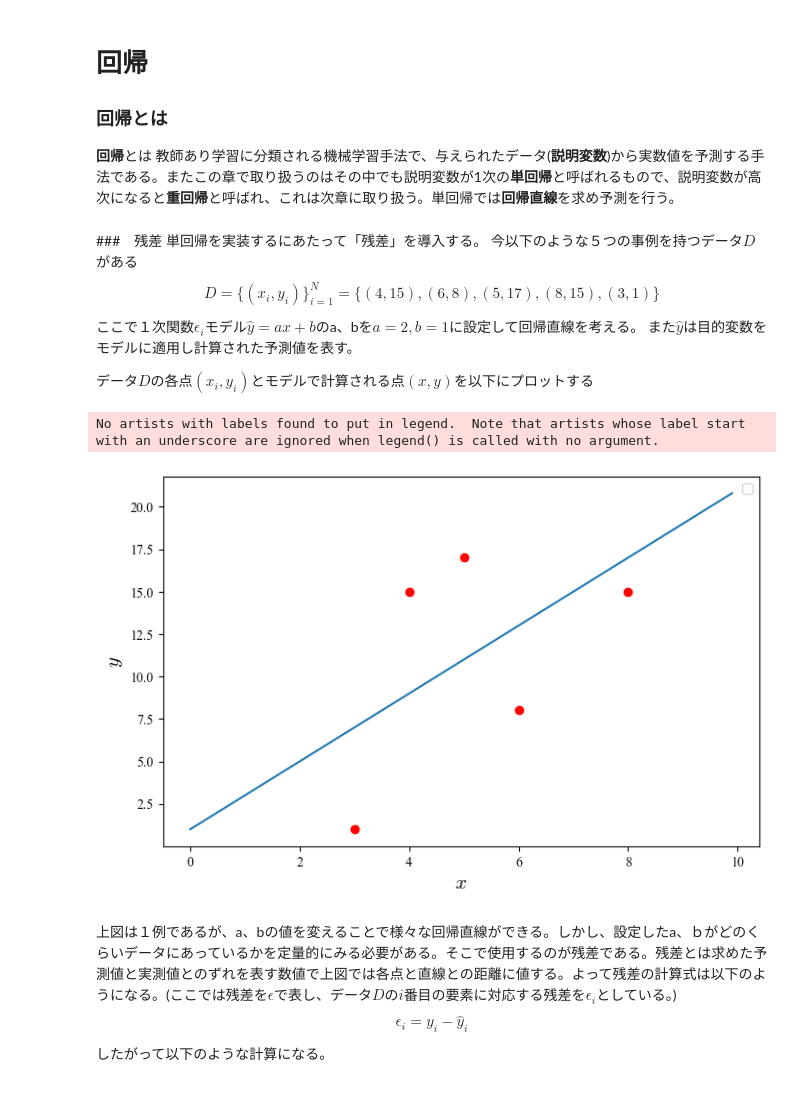
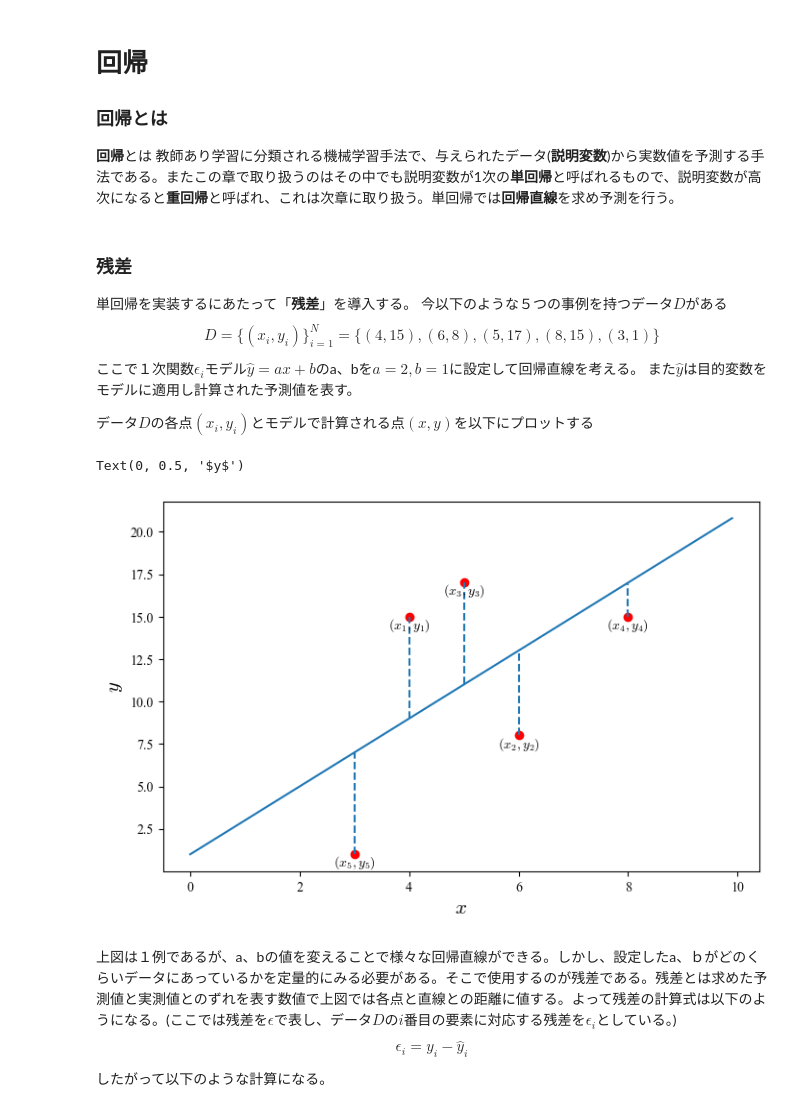
Before and after one commit to aice-ice/Senior-project, a Jupyter notebook: regression.ipynb, the cells around one changed output. Saved outputs shown, nothing was run; the diff lists cells and outputs as text; code cells hidden in the pictures.

Commit message:
Added code to allow users to change parameters

```diff
--- a/regression.ipynb
+++ b/regression.ipynb
@@ -9,8 +9,8 @@ import matplotlib.animation as animation
 ### 回帰とは
 **回帰**とは 教師あり学習に分類される機械学習手法で、与えられたデータ(**説明変数**)から実数値を予測する手法である。またこの章で取り扱うのはその中でも説明変数が1次の**単回帰**と呼ばれるもので、説明変数が高次になると**重回帰**と呼ばれ、これは次章に取り扱う。単回帰では**回帰直線**を求め予測を行う。
 # %% [markdown]
-###　残差
-単回帰を実装するにあたって「残差」を導入する。
+### 残差
+単回帰を実装するにあたって「**残差**」を導入する。
 今以下のような５つの事例を持つデータ$D$がある
 $$
 D = \{(x_{i}, y_{i})\}_{i=1}^{N}= \{(4, 15), (6, 8), (5, 17), (8, 15), (3, 1)\}
@@ -22,25 +22,29 @@ $$
 # %%
 data = np.array([[4, 15], [6, 8], [5, 17], [8, 15], [3, 1]])
 
 x = np.arange(0, 10, 0.1)
 y = 2 * x  + 1
 
-plt.rcParams['font.family'] = 'Times New Roman'
-plt.rcParams['mathtext.fontset'] = 'cm'
+#パラメータ変更はここ
+a = 2
+b = 1
 
 fig = plt.figure(figsize=(8, 5))
 ax = fig.add_subplot(111)
 
+plt.rcParams['font.family'] = 'Times New Roman'
+plt.rcParams['mathtext.fontset'] = 'cm'
+
 ax.plot(x, y)
 ax.scatter(data[:, 0], data[:, 1], color='red')
-
+for i, x in enumerate(data[:, 0]):
+    ax.text(data[i, 0], data[i, 1], f'$(x_{i+1}, y_{i+1})$', ha='center', va='top')
+    ax.vlines([x], ymin=min(a * x + b, data[i, 1]), ymax=max(a * x + b, data[i, 1]), linestyles='dashed')
 ax.set_xlabel(r'$x$', fontsize=15)
 ax.set_ylabel(r'$y$', fontsize=15)
-plt.legend()
-plt.show()
 # %% [output]
-No artists with labels found to put in legend.  Note that artists whose label start with an underscore are ignored when legend() is called with no argument.
+Text(0, 0.5, '$y$')
-[figure, old version]
+[figure, new version]
 # %% [markdown]
 上図は１例であるが、a、bの値を変えることで様々な回帰直線ができる。しかし、設定したa、ｂがどのくらいデータにあっているかを定量的にみる必要がある。そこで使用するのが残差である。残差とは求めた予測値と実測値とのずれを表す数値で上図では各点と直線との距離に値する。よって残差の計算式は以下のようになる。(ここでは残差を$\epsilon$で表し、データ$D$の$i$番目の要素に対応する残差を$	\epsilon_{i}$としている。)
 $$
```
Also changed, not shown: parts of 1 cell of this notebook.
